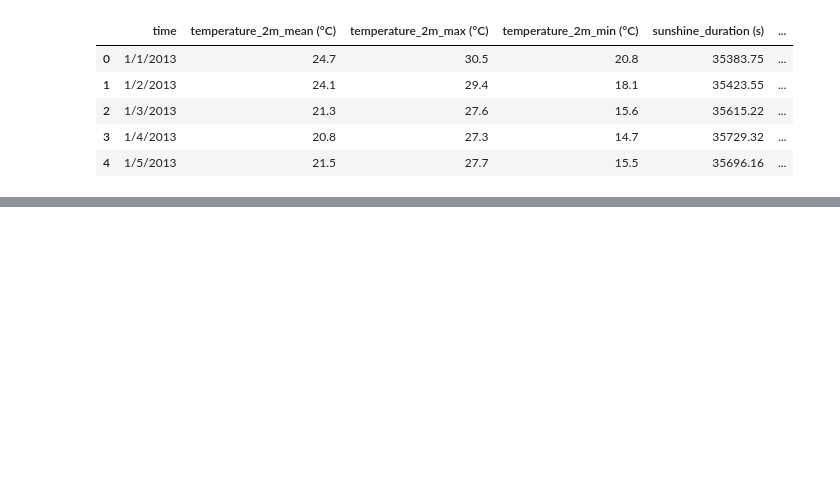
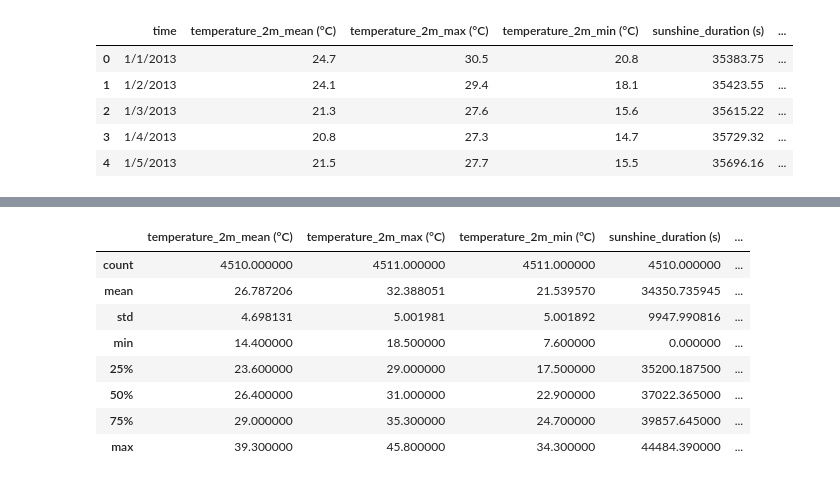
Before and after one commit to manthanawgan/MLops-Projects, a Jupyter notebook: Nagpur_Temperature_Detection_Model.ipynb, the cells around one changed output, grey strips where cells are left out. Saved outputs shown, nothing was run; the diff lists cells and outputs as text; code cells hidden in the pictures; blank space fills up the shorter version.

```diff
--- a/Nagpur_Temperature_Detection_Model.ipynb
+++ b/Nagpur_Temperature_Detection_Model.ipynb
@@ -18,0 +45,12 @@ df.head()
+# %%
+df.describe()
+# %% [output]
+|  | temperature_2m_mean (°C) | temperature_2m_max (°C) | temperature_2m_min (°C) | sunshine_duration (s) | ... |
+| count | 4510.000000 | 4511.000000 | 4511.000000 | 4510.000000 | ... |
+| mean | 26.787206 | 32.388051 | 21.539570 | 34350.735945 | ... |
+| std | 4.698131 | 5.001981 | 5.001892 | 9947.990816 | ... |
+| min | 14.400000 | 18.500000 | 7.600000 | 0.000000 | ... |
+| 25% | 23.600000 | 29.000000 | 17.500000 | 35200.187500 | ... |
+| 50% | 26.400000 | 31.000000 | 22.900000 | 37022.365000 | ... |
+| 75% | 29.000000 | 35.300000 | 24.700000 | 39857.645000 | ... |
+| max | 39.300000 | 45.800000 | 34.300000 | 44484.390000 | ... |
```
Also changed, not shown: parts of 5 cells of this notebook.
